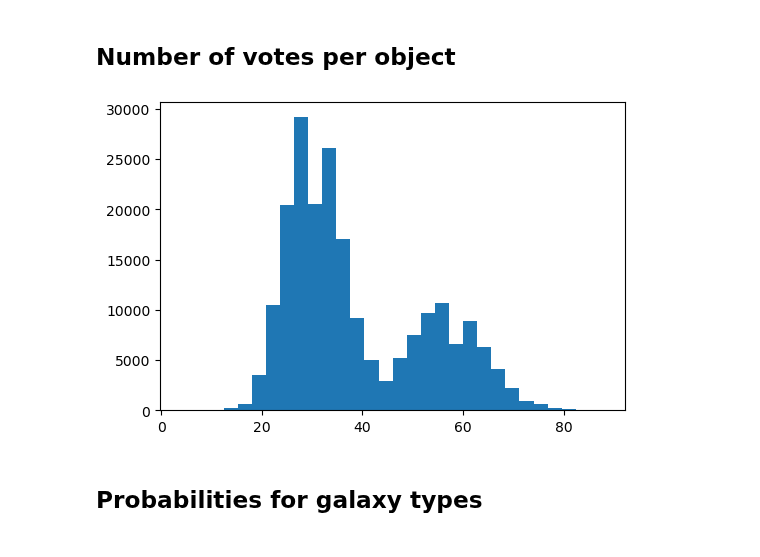
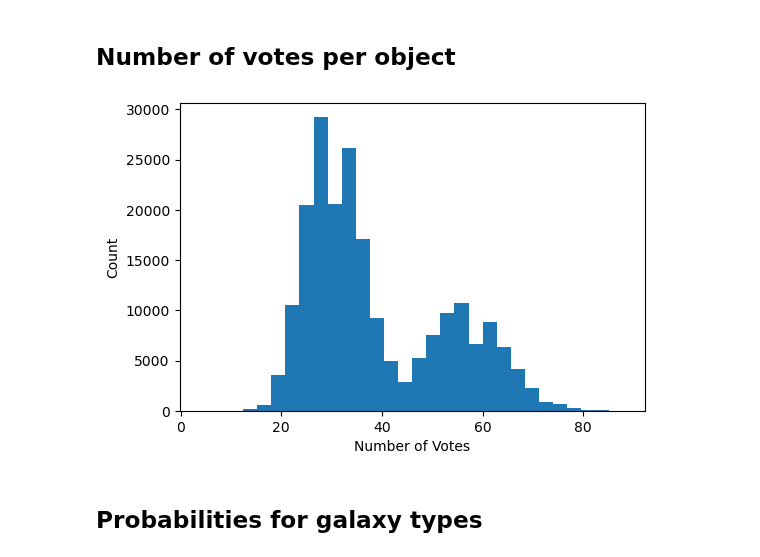
Before and after one commit to neil-power/mphys-galaxy, a Jupyter notebook: Code/data_processing/data_visualisation.ipynb, the cells around one changed output. Drawn from its saved outputs; the diff is of its cells as text; code cells hidden in the pictures.

```diff
--- a/Code/data_processing/data_visualisation.ipynb
+++ b/Code/data_processing/data_visualisation.ipynb
@@ -40,10 +31,12 @@ CW: 8499, ACW: 9001, OTHER: 191182
 # %%
 fig = plt.figure(figsize=(6,4))
 ax = fig.add_subplot()
 ax.hist(catalog['NVOTE'],bins=30)
+ax.set_xlabel("Number of Votes")
+ax.set_ylabel("Count")
 plt.show()
 # %% [output]
-[figure, old version]
+[figure, new version]
 # %% [markdown]
 ## Probabilities for galaxy types
 # %%
```
Also changed, not shown: parts of 7 cells of this notebook, 1 other file.
